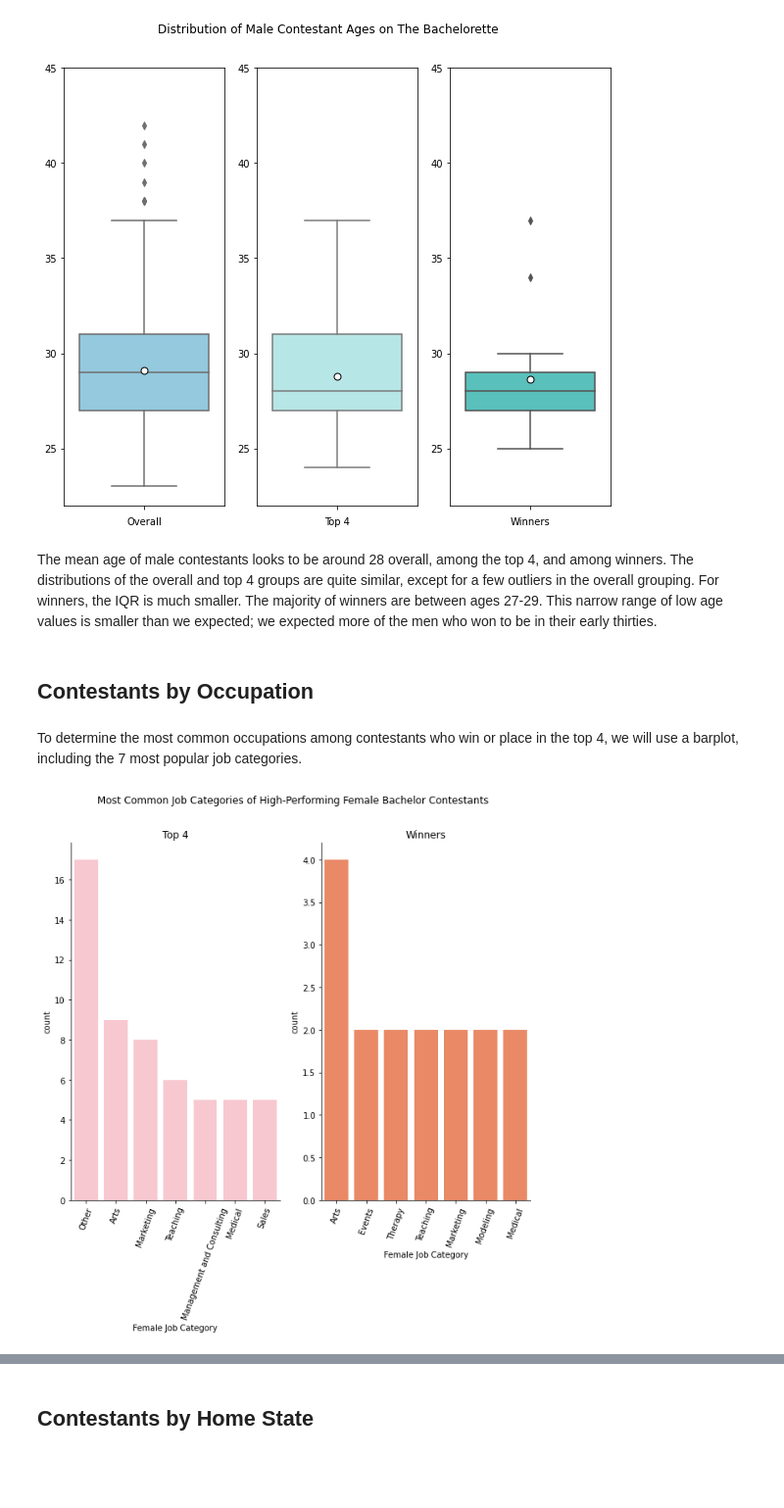
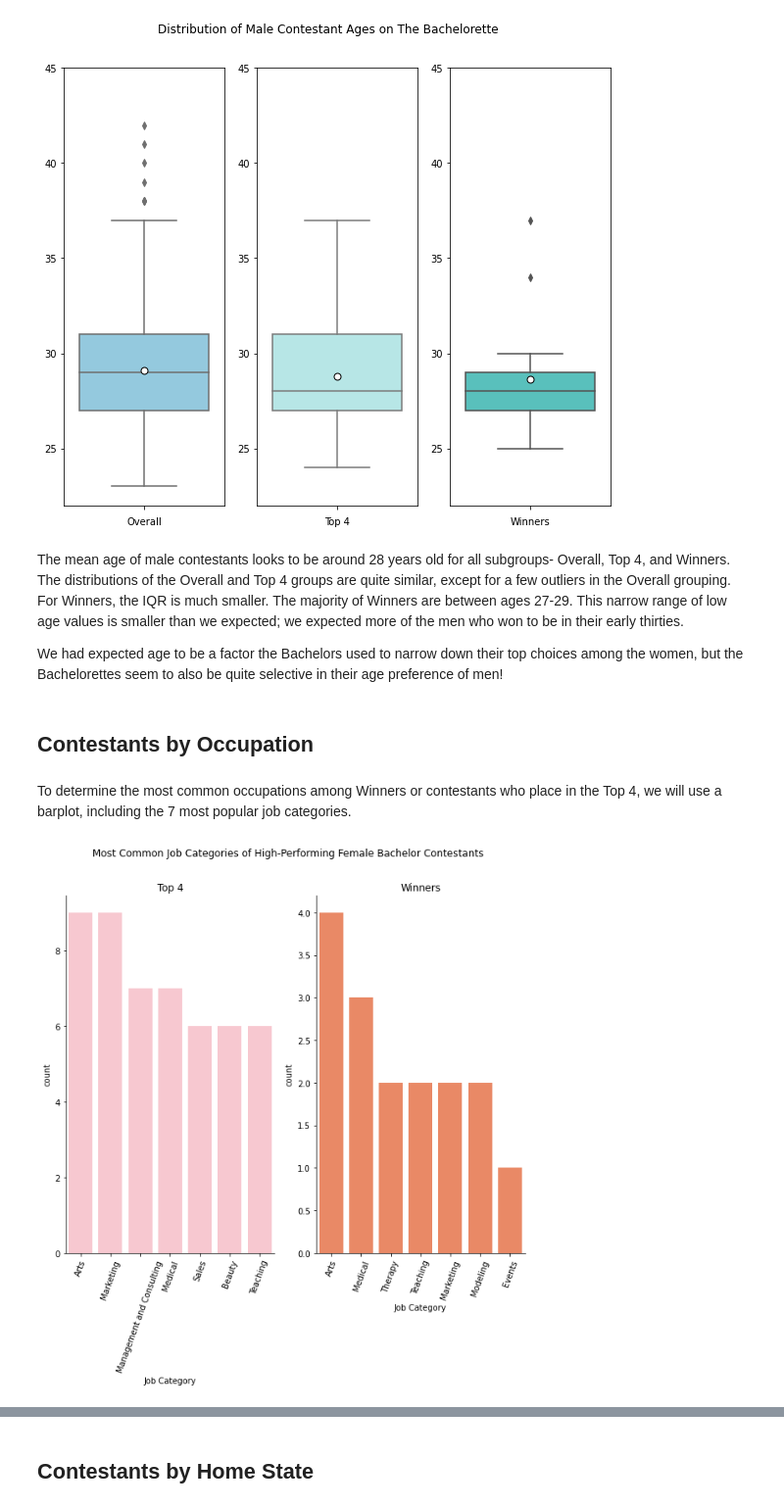
Before and after one commit to melissamelton/BachelorAnalysis, a Jupyter notebook: TheBachelorAnalysis_GSB521.ipynb, the cells around one changed output, grey strips where cells are left out. Shown: that part at 98% size. Drawn from its saved outputs; the diff is of its cells as text; code cells hidden in the pictures; blank space fills up the shorter version.

```diff
--- a/TheBachelorAnalysis_GSB521.ipynb
+++ b/TheBachelorAnalysis_GSB521.ipynb
@@ -155,4 +157 @@ Create a new column in the top4_df and winners_df data frames to input the job c
-# %%
-top4_df.insert(7, 'Female Job Category', '')
-winners_df.insert(7, 'Female Job Category', '')
 # %% [markdown]
@@ -189,0 +161,17 @@ See the caveats in the documentation: https://pandas.pydata.org/pandas-docs/stab
+# %%
+def calculateJobCategory(row):
+  occupation = row['Occupation'].casefold()
+
+  for k, v in job_dictionary1.items():
+    for occupation_keywords in v:
+      if occupation_keywords.casefold() in occupation:
+        return k
+
+  #print(f"did not find {occupation}")
+  return "not found"
+
+top4_df['Job Category'] = top4_df.apply(calculateJobCategory, axis=1)
+winners_df['Job Category'] = winners_df.apply(calculateJobCategory, axis=1)
+
+# counts of each job category among all Bachelorette contestants who made top 4
+top4_df['Job Category'].value_counts()
@@ -401,27 +456,29 @@ plt.show()
 # %% [output]
 [figure]
 # %% [markdown]
-The mean age of male contestants looks to be around 28 overall, among the top 4, and among winners. The distributions of the overall and top 4 groups are quite similar, except for a few outliers in the overall grouping. For winners, the IQR is much smaller. The majority of winners are between ages 27-29. This narrow range of low age values is smaller than we expected; we expected more of the men who won to be in their early thirties.
+The mean age of male contestants looks to be around 28 years old for all subgroups- Overall, Top 4, and Winners. The distributions of the Overall and Top 4 groups are quite similar, except for a few outliers in the Overall grouping. For Winners, the IQR is much smaller. The majority of Winners are between ages 27-29. This narrow range of low age values is smaller than we expected; we expected more of the men who won to be in their early thirties.
+
+We had expected age to be a factor the Bachelors used to narrow down their top choices among the women, but the Bachelorettes seem to also be quite selective in their age preference of men!
 # %% [markdown]
 ## Contestants by Occupation
 # %% [markdown]
-To determine the most common occupations among contestants who win or place in the top 4, we will use a barplot, including the 7 most popular job categories.
+To determine the most common occupations among Winners or contestants who place in the Top 4, we will use a barplot, including the 7 most popular job categories.
 # %%
 #Job Categories for: Top 4 female contestants AND Winning contestants: The Bachelor
 fig, axes = plt.subplots(nrows = 1, ncols = 2, figsize = (10,8))
 
-order_top4 = top4_df["Female Job Category"].value_counts().iloc[:7].index
-order_winners = winners_df["Female Job Category"].value_counts().iloc[:7].index
+order_top4 = top4_df["Job Category"].value_counts().iloc[:7].index
+order_winners = winners_df["Job Category"].value_counts().iloc[:7].index
 
-sns.countplot(top4_df["Female Job Category"], color="pink", ax = axes[0],
+sns.countplot(top4_df["Job Category"], color="pink", ax = axes[0],
               order=order_top4).set(title="Top 4")
 axes[0].set_xticklabels(order_top4, rotation = 70)
 
-sns.countplot(winners_df["Female Job Category"], color="coral", ax = axes[1],
+sns.countplot(winners_df["Job Category"], color="coral", ax = axes[1],
               order=order_winners).set(title="Winners")
 axes[1].set_xticklabels(order_winners, rotation = 70)
 
 fig.suptitle('Most Common Job Categories of High-Performing Female Bachelor Contestants')
 sns.despine()
 # %% [output]
-[figure, old version]
+[figure, new version]
```
Also changed, not shown: parts of 35 cells of this notebook.
